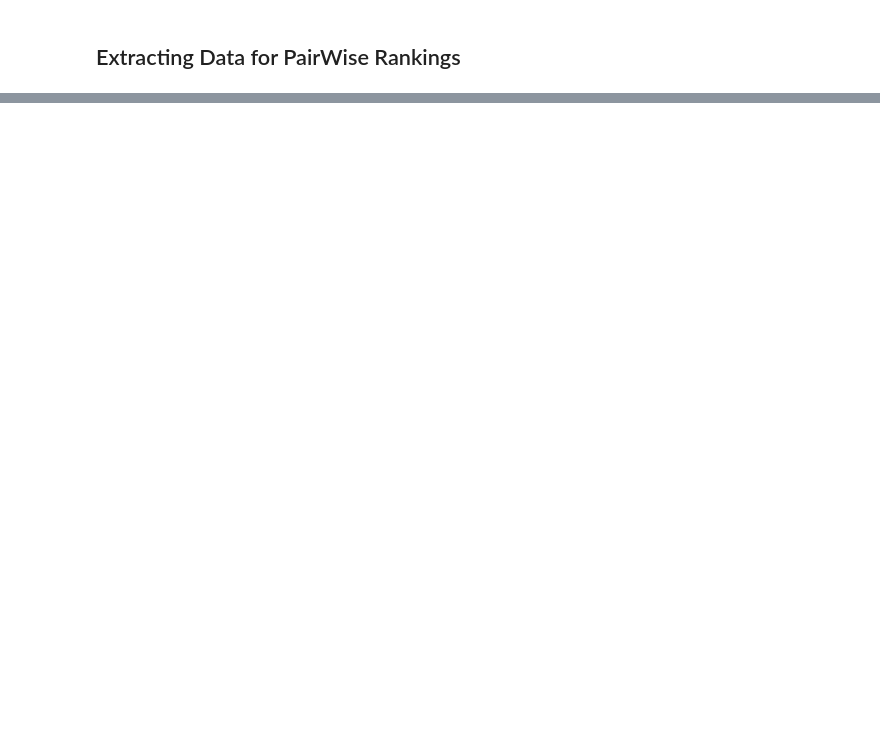
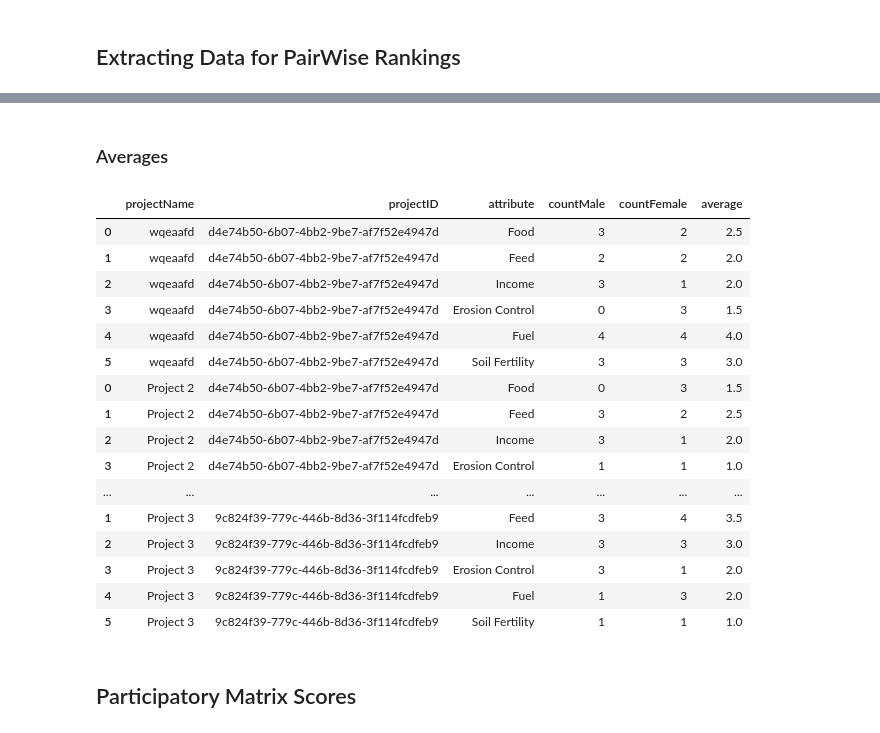
Before and after one commit to ilri/legume-choice-data-processing, a Jupyter notebook: legume-choice-data-processing.ipynb, the cells around one changed output, grey strips where cells are left out. Cells and saved outputs as stored; diff of their text form; code cells hidden in the pictures; blank space fills up the shorter version.

Commit message:
adding function to export pairwise selections

```diff
--- a/legume-choice-data-processing.ipynb
+++ b/legume-choice-data-processing.ipynb
@@ -187,0 +244,56 @@ allProjects["rawdata"][]
+# %% [markdown]
+### Averages
+# %%
+def pairWiseSummaryScores(project):
+    projectID = project["projectID"]
+    projectName = project["rawdata"]["projectInfo"]["projectName"]
+    maleTotals = project["rawdata"]["pairWiseScores"]["male"]["totals"]
+    femaleTotals = project["rawdata"]["pairWiseScores"]["female"]["totals"]
+    averages = project["rawdata"]["pairWiseScores"]["averages"]
+
+
+    pairWiseAverages = []
+    for scoreIndex in range(0,len(maleTotals)):
+        scoresToAppend = {
+            "projectName":projectName,
+            "projectID":projectID,
+            "attribute": maleTotals[scoreIndex]["attribute"]["name"],
+            "countMale": maleTotals[scoreIndex]["value"],
+            "countFemale": femaleTotals[scoreIndex]["value"],
+            "average": averages[scoreIndex]["value"],
+        }
+        pairWiseAverages.append(scoresToAppend)
+
+    return pd.DataFrame(pairWiseAverages)
+
+def pairWiseSelectionSummaryAllProjects(projects):
+    if len(projects)==1:
+        return pairWiseSummaryScores(projects)
+    if len(projects)>1:
+        pairWiseSummaryScoresDF=pairWiseSummaryScores(projects[0])
+        for project in projects[1:]:
+            pairWiseSummaryScoresDF = pairWiseSummaryScoresDF.append(pairWiseSummaryScores(project))
+    return pairWiseSummaryScoresDF
+# %%
+#pairWiseSummaryScores(project=allProjects[1])
+pairWiseSelectionSummaryAllProjects(projects=allProjects)
+# %% [output]
+|  | projectName | projectID | attribute | countMale | countFemale | average |
+| 0 | wqeaafd | d4e74b50-6b07-4bb2-9be7-af7f52e4947d | Food | 3 | 2 | 2.5 |
+| 1 | wqeaafd | d4e74b50-6b07-4bb2-9be7-af7f52e4947d | Feed | 2 | 2 | 2.0 |
+| 2 | wqeaafd | d4e74b50-6b07-4bb2-9be7-af7f52e4947d | Income | 3 | 1 | 2.0 |
+| 3 | wqeaafd | d4e74b50-6b07-4bb2-9be7-af7f52e4947d | Erosion Control | 0 | 3 | 1.5 |
+| 4 | wqeaafd | d4e74b50-6b07-4bb2-9be7-af7f52e4947d | Fuel | 4 | 4 | 4.0 |
+| 5 | wqeaafd | d4e74b50-6b07-4bb2-9be7-af7f52e4947d | Soil Fertility | 3 | 3 | 3.0 |
+| 0 | Project 2 | d4e74b50-6b07-4bb2-9be7-af7f52e4947d | Food | 0 | 3 | 1.5 |
+| 1 | Project 2 | d4e74b50-6b07-4bb2-9be7-af7f52e4947d | Feed | 3 | 2 | 2.5 |
+| 2 | Project 2 | d4e74b50-6b07-4bb2-9be7-af7f52e4947d | Income | 3 | 1 | 2.0 |
+| 3 | Project 2 | d4e74b50-6b07-4bb2-9be7-af7f52e4947d | Erosion Control | 1 | 1 | 1.0 |
+| ... | ... | ... | ... | ... | ... | ... |
+| 1 | Project 3 | 9c824f39-779c-446b-8d36-3f114fcdfeb9 | Feed | 3 | 4 | 3.5 |
+| 2 | Project 3 | 9c824f39-779c-446b-8d36-3f114fcdfeb9 | Income | 3 | 3 | 3.0 |
+| 3 | Project 3 | 9c824f39-779c-446b-8d36-3f114fcdfeb9 | Erosion Control | 3 | 1 | 2.0 |
+| 4 | Project 3 | 9c824f39-779c-446b-8d36-3f114fcdfeb9 | Fuel | 1 | 3 | 2.0 |
+| 5 | Project 3 | 9c824f39-779c-446b-8d36-3f114fcdfeb9 | Soil Fertility | 1 | 1 | 1.0 |
+# %% [markdown]
+## Participatory Matrix Scores
```
Also changed, not shown: parts of 6 cells of this notebook.
